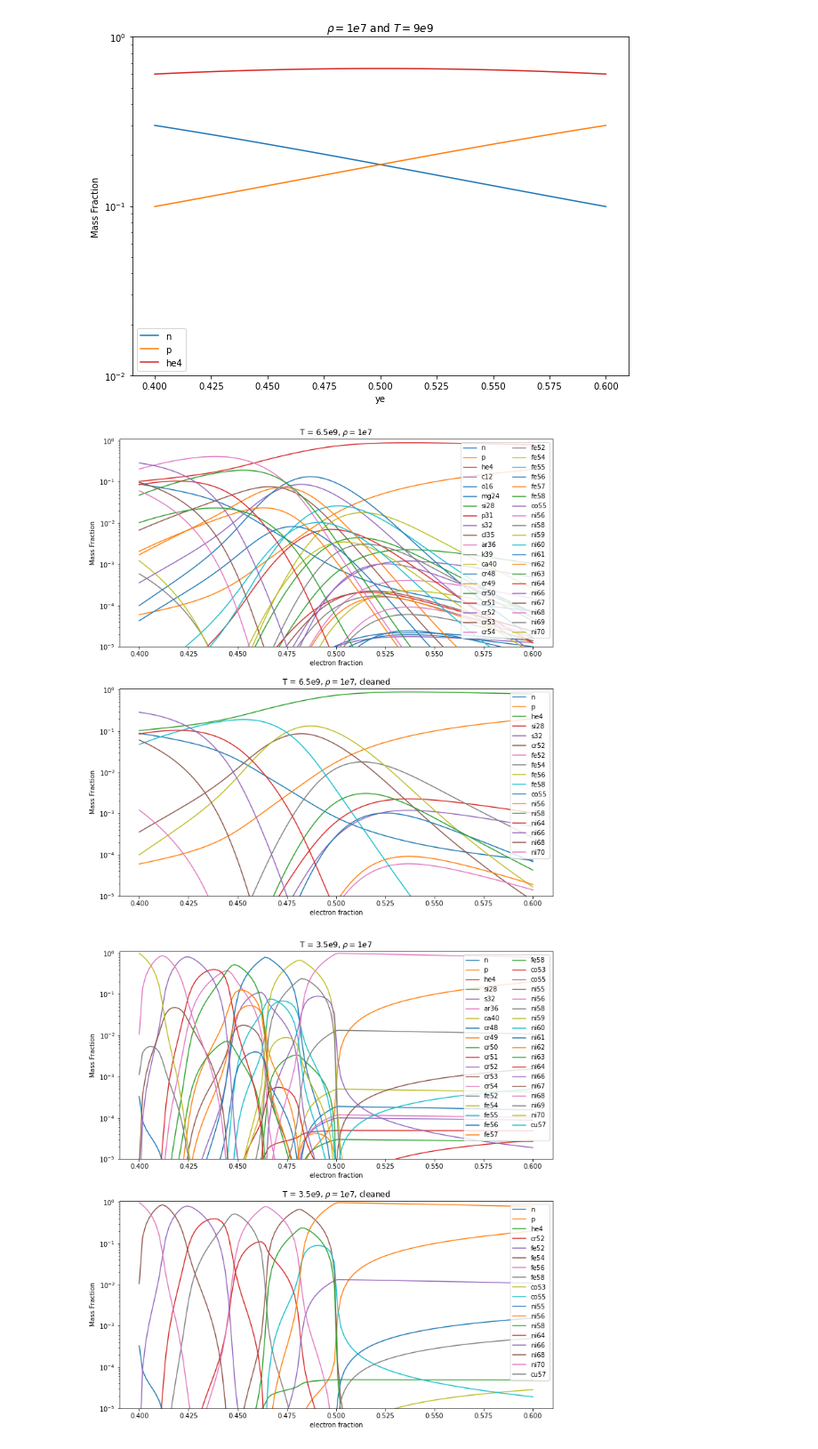
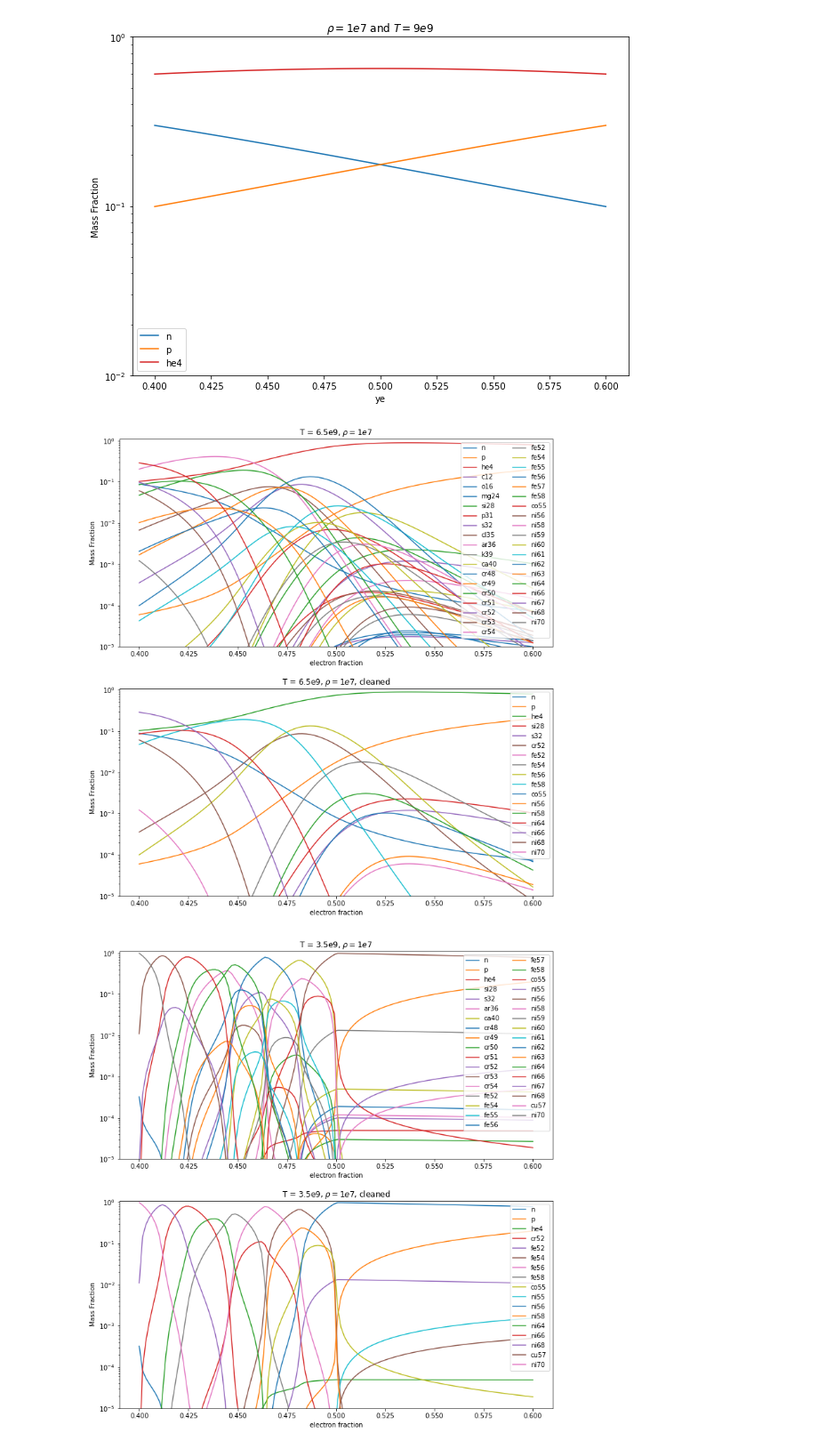
Before and after one commit to pynucastro/paper_notebooks, a Jupyter notebook: nse.ipynb, the cells around one changed output. Shown at 89% size. Cells and saved outputs as stored; diff of their text form; code cells hidden in the pictures.

```diff
--- a/nse.ipynb
+++ b/nse.ipynb
@@ -10,7 +10,10 @@ sub = library.linking_nuclei(["p","n","he3","he4","c12","c13","n13","n14","o14",
                              "mg22","mg24","al27","si28","p31","s32","cl35",
                              "ar36","k39","ca40","ti44","cr48","cr49","cr50","cr51",
                              "cr52","cr53","cr54","fe52","fe54","fe55","fe56","fe57",
-                             "fe58","co53","co55","ni55","ni56","ni58","ni59","ni60",
-                              "ni61","ni62","ni63","ni64","ni66","ni67","ni68","ni69","ni70","cu57"])
+                             "fe58","co55","ni55","ni56","ni58","ni59","ni60",
+                              "ni61","ni62","ni63","ni64","ni66","ni67","ni68","cu57","ni70"])
 
 rc = pyna.RateCollection(libraries=sub)
+
+# Add ni70 by force.
+rc.unique_nuclei.append(pyna.Nucleus("ni70"))
@@ -58,7 +63,7 @@ X_s_2 = np.array(X_s_2)
 nuc_names = rc.get_nuclei()
 
 paper_nucs =["n", "p", "he4", "si28", "s32", "cr52", "fe52", "fe54", "fe56", "fe58",
-             "co55", "ni56", "ni58", "ni64", "ni66", "ni68", "ni70"]
+             "co55", "ni56", "ni58", "ni64", "ni66", "ni68","ni70"]
 paper_nucs = list(map(pyna.Nucleus, paper_nucs))
 
 
@@ -69,7 +74,7 @@ ax1 = fig.add_subplot(212)
 for k in range(len(nuc_names)):
     if nuc_names[k] in paper_nucs:
         line1, = ax1.plot(ye_s, X_s_2[:,k])
-        if (max(X_s_3[:,k]) > low_limit):
+        if (max(X_s_2[:,k]) > low_limit):
             line1.set_label(str(nuc_names[k]))
 
     line, = ax.plot(ye_s, X_s_2[:,k])
@@ -92,7 +97,7 @@ ax1.set_title(r"T = 6.5e9, $\rho = 1e7$, cleaned")
 
 plt.savefig("nse_fig2.pdf", format="pdf")
 # %% [output]
-[figure, old version]
+[figure, new version]
 # %%
 rho_3 = 1e7
 ye_s = np.linspace(0.4,0.6,120)
@@ -107,41 +112,41 @@ for i, ye in enumerate(ye_s):
 X_s_3 = np.array(X_s_3)
 nuc_names = rc.get_nuclei()
 
-paper_nucs = ["p", "n", "he4", "cr52", "fe52", "fe54", "fe56", "fe58", "co53", "co55", "ni55", "cu57",
+paper_nucs = ["p", "n", "he4", "cr52", "fe52", "fe54", "fe56", "fe58", "co55", "ni55", "cu57",
              "ni56", "ni58", "ni64", "ni66", "ni68", "ni70"]
 paper_nucs = list(map(pyna.Nucleus, paper_nucs))
 
 low_limit = 1e-5
 fig = plt.figure(figsize=(12,13))
 ax = fig.add_subplot(211)
 ax1 = fig.add_subplot(212)
 for k in range(len(nuc_names)):
     if nuc_names[k] in paper_nucs:
         line1, = ax1.plot(ye_s, X_s_3[:,k])
         if (max(X_s_3[:,k]) > low_limit):
             line1.set_label(str(nuc_names[k]))
 
     line, = ax.plot(ye_s, X_s_3[:,k])
     if (max(X_s_3[:,k]) > low_limit):
         line.set_label(str(nuc_names[k]))
 
 ax.legend(loc = "upper right", prop={'size':10},ncol=2)
 ax.set_xlabel('electron fraction')
 ax.set_ylabel('Mass Fraction')
 ax.set_yscale('log')
 ax.set_ylim([low_limit,1.1])
 ax.set_title(r"T = 3.5e9, $\rho = 1e7$")
 
 ax1.legend(loc = "upper right")
 ax1.set_xlabel('electron fraction')
 ax1.set_ylabel('Mass Fraction')
 ax1.set_yscale('log')
 ax1.set_ylim([low_limit,1.1])
 ax1.set_title(r"T = 3.5e9, $\rho = 1e7$, cleaned")
 
 plt.savefig("nse_fig3.pdf", format="pdf")
 # %% [output]
-[figure, old version]
+[figure, new version]
 # %%
 rho = 1e7
 ye = 0.5
```
Also changed, not shown: parts of 2 cells of this notebook.
